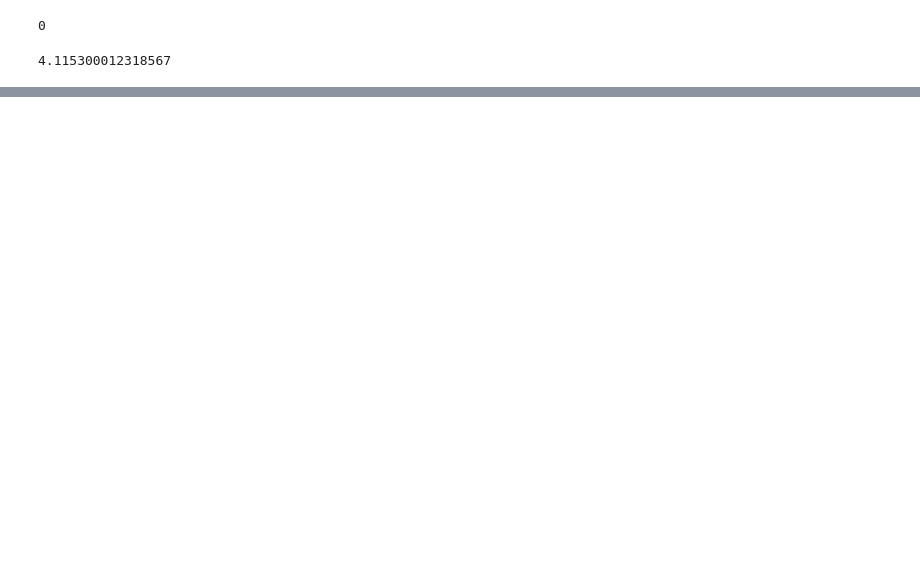
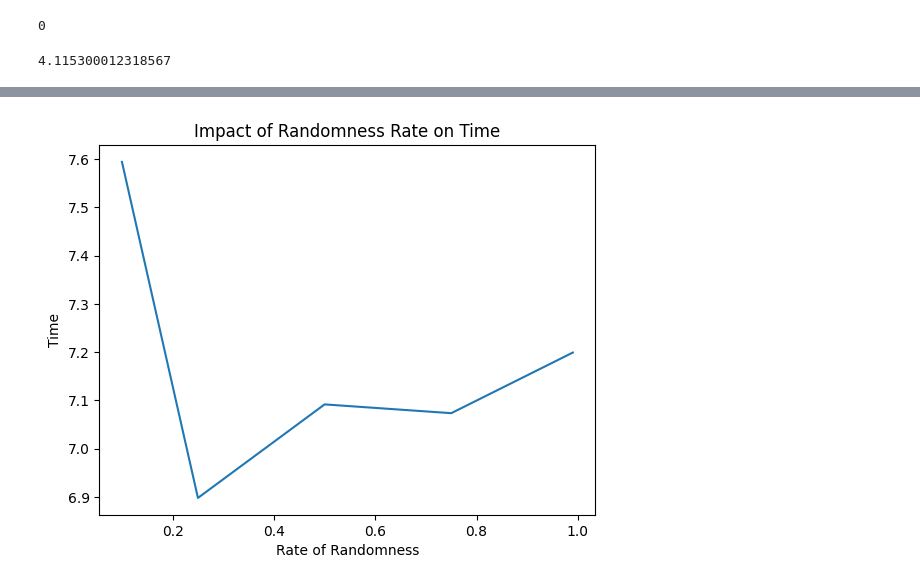
Before and after one commit to staceywies/Nothing-to-see-here, a Jupyter notebook: Markov Decision Processes/MDP2.ipynb, the cells around one changed output, grey strips where cells are left out. Drawn from its saved outputs; the diff is of its cells as text; code cells hidden in the pictures; blank space fills up the shorter version.

```diff
--- a/Markov Decision Processes/MDP2.ipynb
+++ b/Markov Decision Processes/MDP2.ipynb
@@ -148,0 +166,10 @@ valuesum
+# %%
+import matplotlib.pyplot as plt
+plt.plot(epsval, timeval)
+#plt.legend(["Consistent Randomness", "Decaying Randomness"])
+plt.xlabel("Rate of Randomness")
+plt.ylabel("Time")
+plt.title("Impact of Randomness Rate on Time")
+plt.show()
+# %% [output]
+[figure, added]
```
Also changed, not shown: parts of 10 cells of this notebook, 1 other file.
